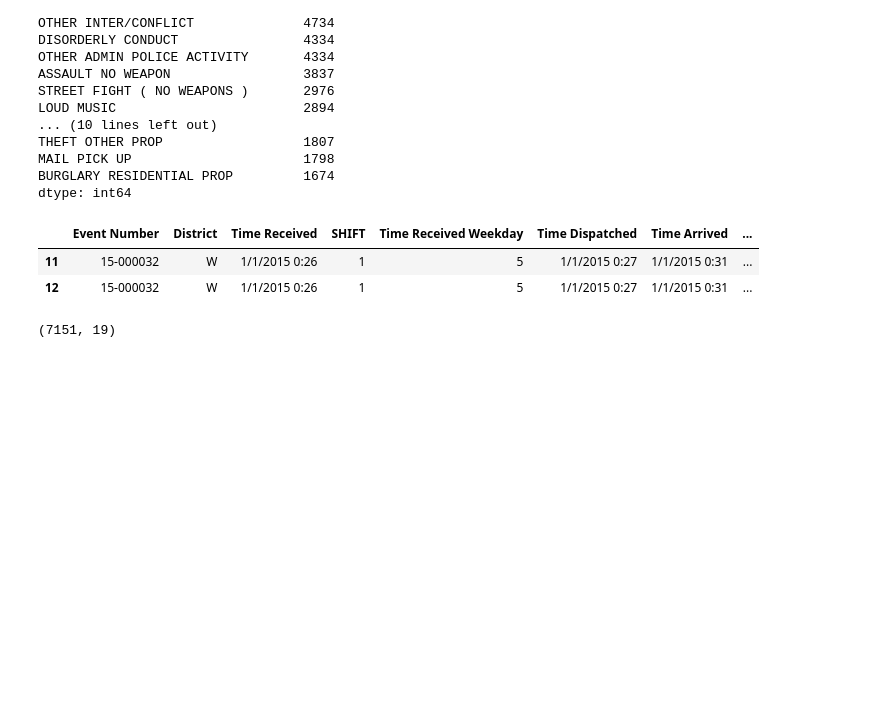
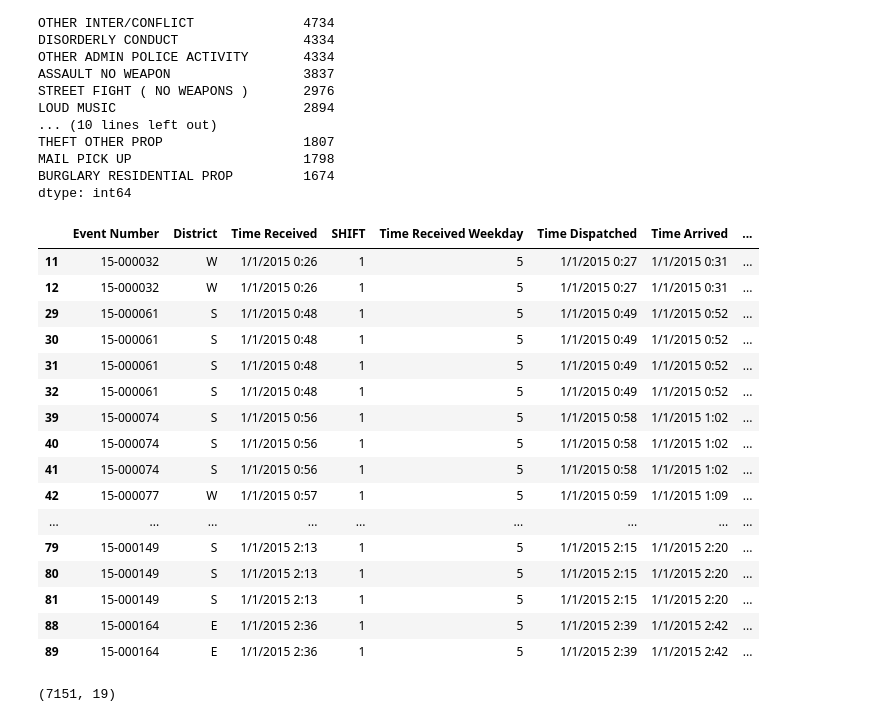
Before and after one commit to Maheb/JerseyCity, a Jupyter notebook: JerseyCity.ipynb, the cells around one changed output. Saved outputs shown, nothing was run; the diff lists cells and outputs as text; code cells hidden in the pictures; blank space fills up the shorter version.

```diff
--- a/JerseyCity.ipynb
+++ b/JerseyCity.ipynb
@@ -81,11 +82,25 @@ BURGLARY RESIDENTIAL PROP         1674
 dtype: int64
 # %%
 gun_crime_data = data[data['Call Code Description'].str.lower().str.contains('gun|assault')]
-gun_crime_data.head(2)
+gun_crime_data.head(20)
 # %% [output]
 |  | Event Number | District | Time Received | SHIFT | Time Received Weekday | Time Dispatched | Time Arrived | ... |
 | 11 | 15-000032 | W | 1/1/2015 0:26 | 1 | 5 | 1/1/2015 0:27 | 1/1/2015 0:31 | ... |
 | 12 | 15-000032 | W | 1/1/2015 0:26 | 1 | 5 | 1/1/2015 0:27 | 1/1/2015 0:31 | ... |
+| 29 | 15-000061 | S | 1/1/2015 0:48 | 1 | 5 | 1/1/2015 0:49 | 1/1/2015 0:52 | ... |
+| 30 | 15-000061 | S | 1/1/2015 0:48 | 1 | 5 | 1/1/2015 0:49 | 1/1/2015 0:52 | ... |
+| 31 | 15-000061 | S | 1/1/2015 0:48 | 1 | 5 | 1/1/2015 0:49 | 1/1/2015 0:52 | ... |
+| 32 | 15-000061 | S | 1/1/2015 0:48 | 1 | 5 | 1/1/2015 0:49 | 1/1/2015 0:52 | ... |
+| 39 | 15-000074 | S | 1/1/2015 0:56 | 1 | 5 | 1/1/2015 0:58 | 1/1/2015 1:02 | ... |
+| 40 | 15-000074 | S | 1/1/2015 0:56 | 1 | 5 | 1/1/2015 0:58 | 1/1/2015 1:02 | ... |
+| 41 | 15-000074 | S | 1/1/2015 0:56 | 1 | 5 | 1/1/2015 0:58 | 1/1/2015 1:02 | ... |
+| 42 | 15-000077 | W | 1/1/2015 0:57 | 1 | 5 | 1/1/2015 0:59 | 1/1/2015 1:09 | ... |
+| ... | ... | ... | ... | ... | ... | ... | ... | ... |
+| 79 | 15-000149 | S | 1/1/2015 2:13 | 1 | 5 | 1/1/2015 2:15 | 1/1/2015 2:20 | ... |
+| 80 | 15-000149 | S | 1/1/2015 2:13 | 1 | 5 | 1/1/2015 2:15 | 1/1/2015 2:20 | ... |
+| 81 | 15-000149 | S | 1/1/2015 2:13 | 1 | 5 | 1/1/2015 2:15 | 1/1/2015 2:20 | ... |
+| 88 | 15-000164 | E | 1/1/2015 2:36 | 1 | 5 | 1/1/2015 2:39 | 1/1/2015 2:42 | ... |
+| 89 | 15-000164 | E | 1/1/2015 2:36 | 1 | 5 | 1/1/2015 2:39 | 1/1/2015 2:42 | ... |
 # %%
 gun_crime_data.shape
 # %% [output]
```
Also changed, not shown: parts of 4 cells of this notebook.
